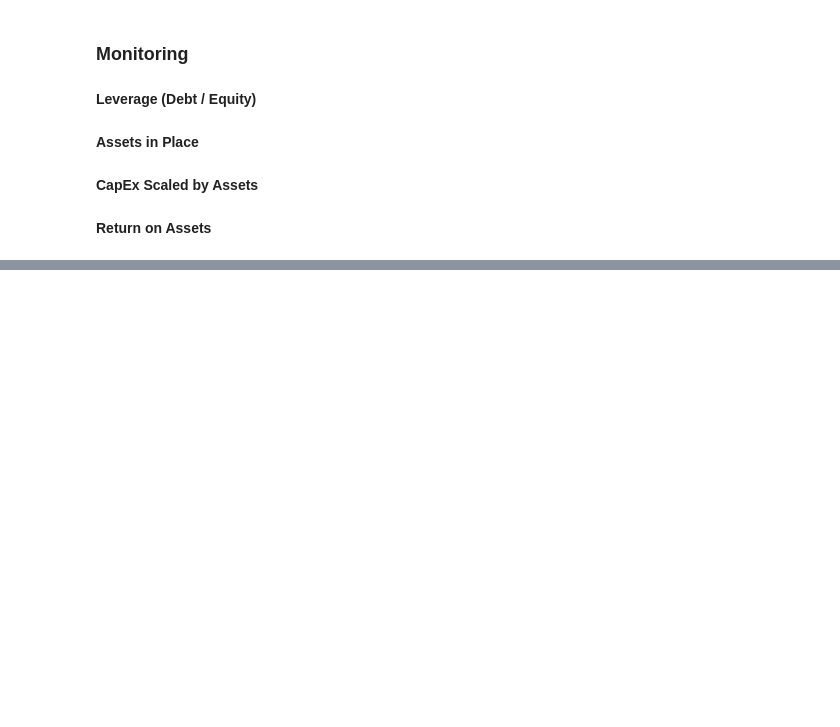
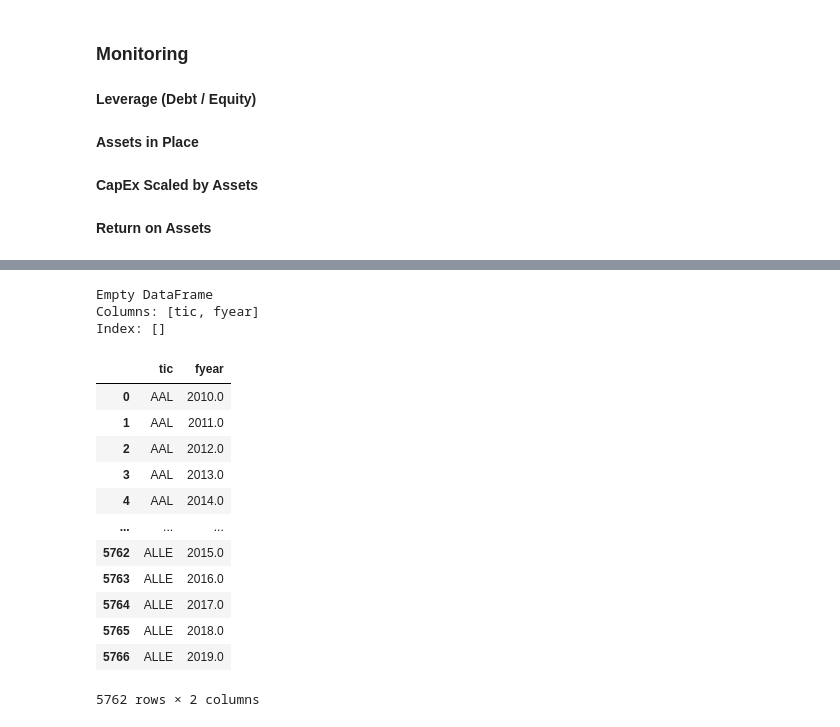
Before and after one commit to tobeybill/TISATAFL, a Jupyter notebook: CodeExploration.ipynb, the cells around one changed output, grey strips where cells are left out. Cells and saved outputs as stored; diff of their text form; code cells hidden in the pictures; blank space fills up the shorter version.

```diff
--- a/CodeExploration.ipynb
+++ b/CodeExploration.ipynb
@@ -200,0 +215,21 @@ def RoA(tic, year):
+# %%
+null_mask = firm_date_data.isnull().any(axis=1)
+print(firm_date_data[null_mask])
+firm_date_data
+# %% [output]
+Empty DataFrame
+Columns: [tic, fyear]
+Index: []
+|  | tic | fyear |
+| 0 | AAL | 2010.0 |
+| 1 | AAL | 2011.0 |
+| 2 | AAL | 2012.0 |
+| 3 | AAL | 2013.0 |
+| 4 | AAL | 2014.0 |
+| ... | ... | ... |
+| 5762 | ALLE | 2015.0 |
+| 5763 | ALLE | 2016.0 |
+| 5764 | ALLE | 2017.0 |
+| 5765 | ALLE | 2018.0 |
+| 5766 | ALLE | 2019.0 |
+5762 rows × 2 columns
```
Also changed, not shown: parts of 22 cells of this notebook, 1 other file.
